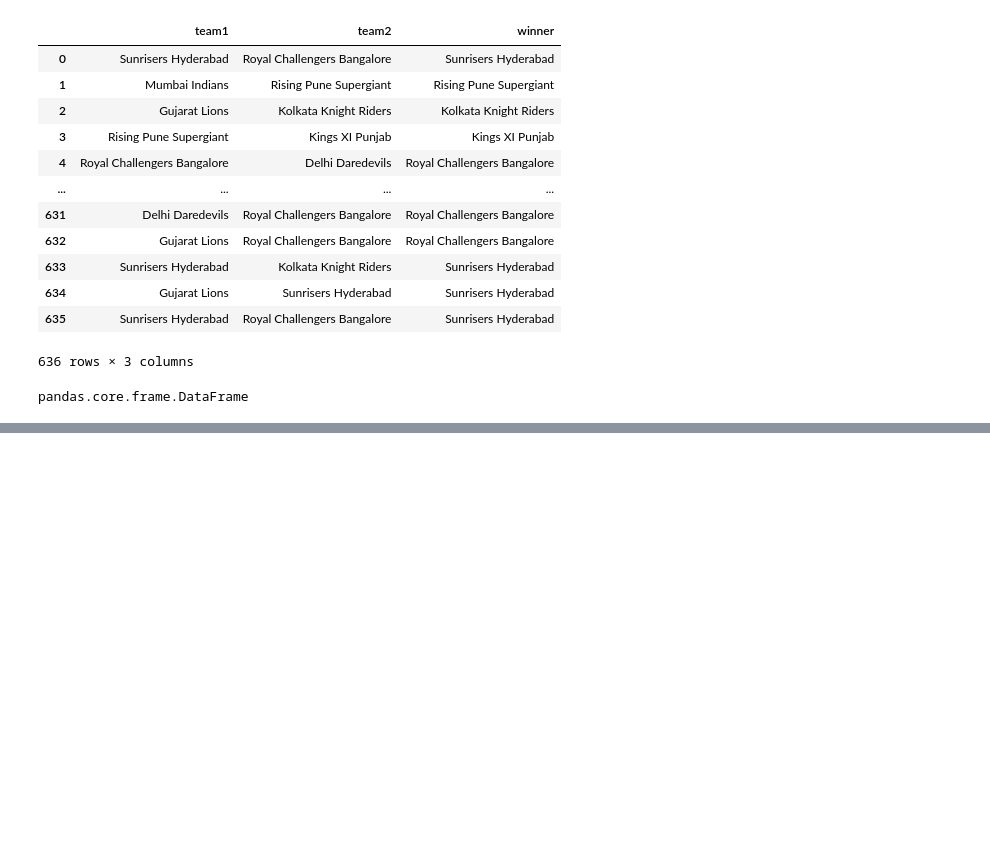
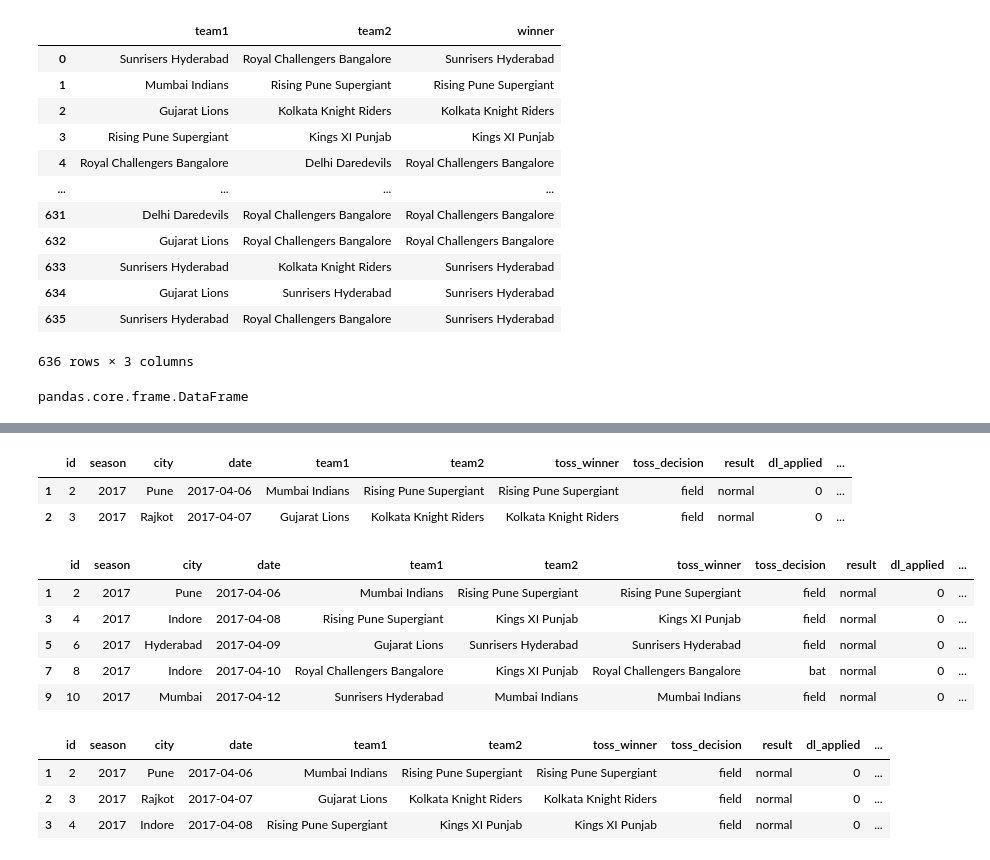
Before and after one commit to hrishavraj89/pandas, a Jupyter notebook: IPL_Analysis.ipynb, the cells around one changed output, grey strips where cells are left out. Saved outputs shown, nothing was run; the diff lists cells and outputs as text; code cells hidden in the pictures; blank space fills up the shorter version.

Commit message:
completed iloc

```diff
--- a/IPL_Analysis.ipynb
+++ b/IPL_Analysis.ipynb
@@ -132,0 +157,28 @@ pandas.core.frame.DataFrame
+# %%
+data.iloc[1:3]
+
+#slicing
+# %% [output]
+|  | id | season | city | date | team1 | team2 | toss_winner | toss_decision | result | dl_applied | ... |
+| 1 | 2 | 2017 | Pune | 2017-04-06 | Mumbai Indians | Rising Pune Supergiant | Rising Pune Supergiant | field | normal | 0 | ... |
+| 2 | 3 | 2017 | Rajkot | 2017-04-07 | Gujarat Lions | Kolkata Knight Riders | Kolkata Knight Riders | field | normal | 0 | ... |
+# %%
+data.iloc[1:11:2]
+
+#works similar like a for loop syntax.
+# %% [output]
+|  | id | season | city | date | team1 | team2 | toss_winner | toss_decision | result | dl_applied | ... |
+| 1 | 2 | 2017 | Pune | 2017-04-06 | Mumbai Indians | Rising Pune Supergiant | Rising Pune Supergiant | field | normal | 0 | ... |
+| 3 | 4 | 2017 | Indore | 2017-04-08 | Rising Pune Supergiant | Kings XI Punjab | Kings XI Punjab | field | normal | 0 | ... |
+| 5 | 6 | 2017 | Hyderabad | 2017-04-09 | Gujarat Lions | Sunrisers Hyderabad | Sunrisers Hyderabad | field | normal | 0 | ... |
+| 7 | 8 | 2017 | Indore | 2017-04-10 | Royal Challengers Bangalore | Kings XI Punjab | Royal Challengers Bangalore | bat | normal | 0 | ... |
+| 9 | 10 | 2017 | Mumbai | 2017-04-12 | Sunrisers Hyderabad | Mumbai Indians | Mumbai Indians | field | normal | 0 | ... |
+# %%
+data.iloc[[1, 2, 3]]
+
+#can also fetch value from random/non-continuous rows using their id's.
+# %% [output]
+|  | id | season | city | date | team1 | team2 | toss_winner | toss_decision | result | dl_applied | ... |
+| 1 | 2 | 2017 | Pune | 2017-04-06 | Mumbai Indians | Rising Pune Supergiant | Rising Pune Supergiant | field | normal | 0 | ... |
+| 2 | 3 | 2017 | Rajkot | 2017-04-07 | Gujarat Lions | Kolkata Knight Riders | Kolkata Knight Riders | field | normal | 0 | ... |
+| 3 | 4 | 2017 | Indore | 2017-04-08 | Rising Pune Supergiant | Kings XI Punjab | Kings XI Punjab | field | normal | 0 | ... |
```
Also changed, not shown: parts of 4 cells of this notebook.
